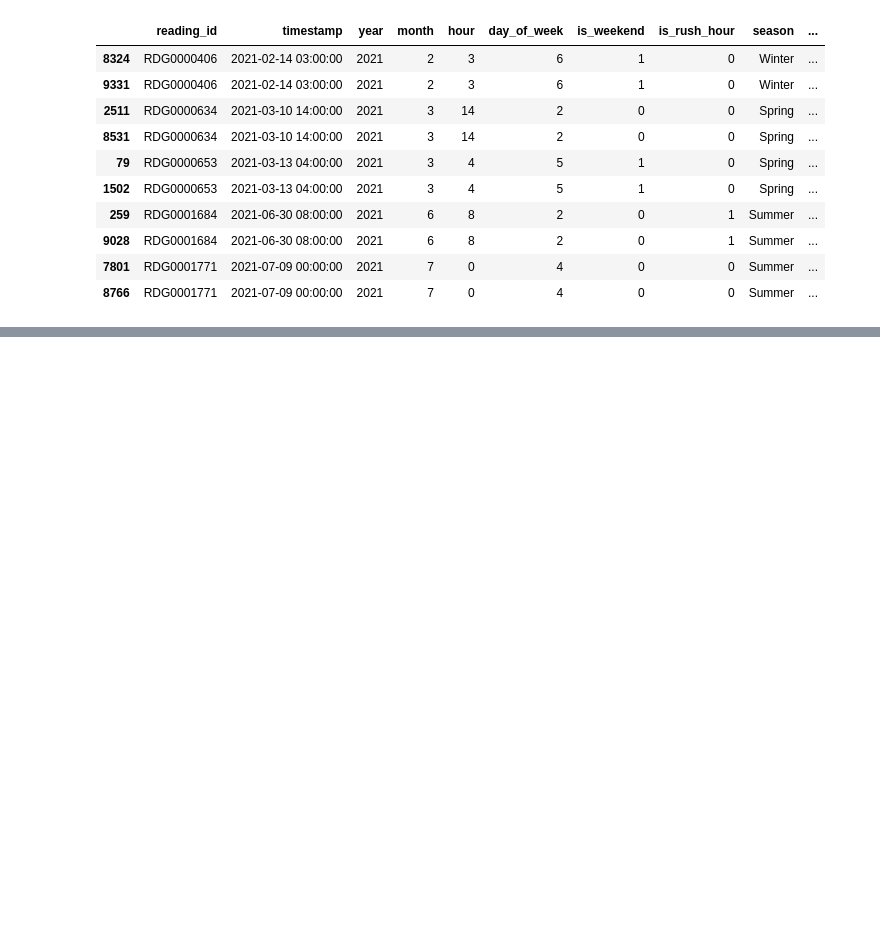
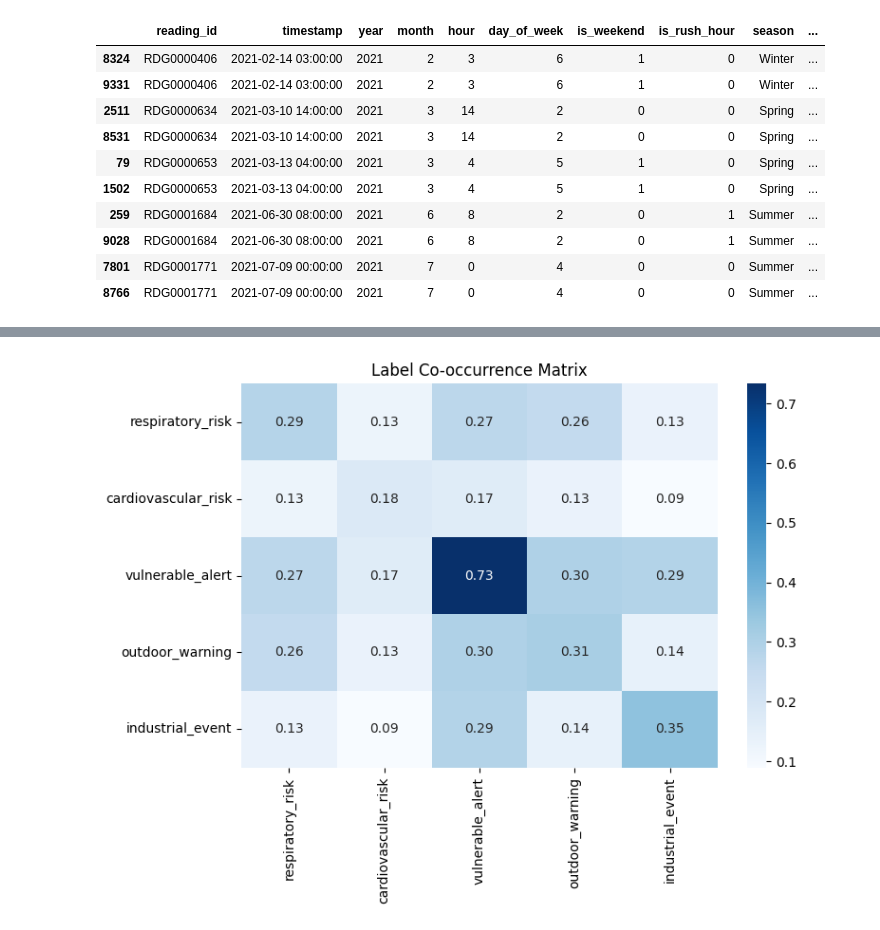
Before and after one commit to Wewds1/Air_Quality_ML, a Jupyter notebook: notebooks/01_data_quality.ipynb, the cells around one changed output, grey strips where cells are left out. Cells and saved outputs as stored; diff of their text form; code cells hidden in the pictures; blank space fills up the shorter version.

```diff
--- a/notebooks/01_data_quality.ipynb
+++ b/notebooks/01_data_quality.ipynb
@@ -127,0 +217,18 @@ dup_rows.head(10)
+# %%
+co_occ = df[label_cols].T.dot(df[label_cols])
+co_occ_norm = co_occ / len(df)
+
+plt.figure(figsize=(8, 6))
+sns.heatmap(
+    co_occ_norm,
+    annot=True,
+    fmt=".2f",
+    cmap="Blues",
+    xticklabels=[c.replace("label_", "") for c in label_cols],
+    yticklabels=[c.replace("label_", "") for c in label_cols],
+)
+plt.title("Label Co-occurrence Matrix")
+plt.tight_layout()
+plt.savefig("../figures/label_cooccurrence.png")
+# %% [output]
+[figure, added]
```
Also changed, not shown: parts of 7 cells of this notebook, 1 other file.
